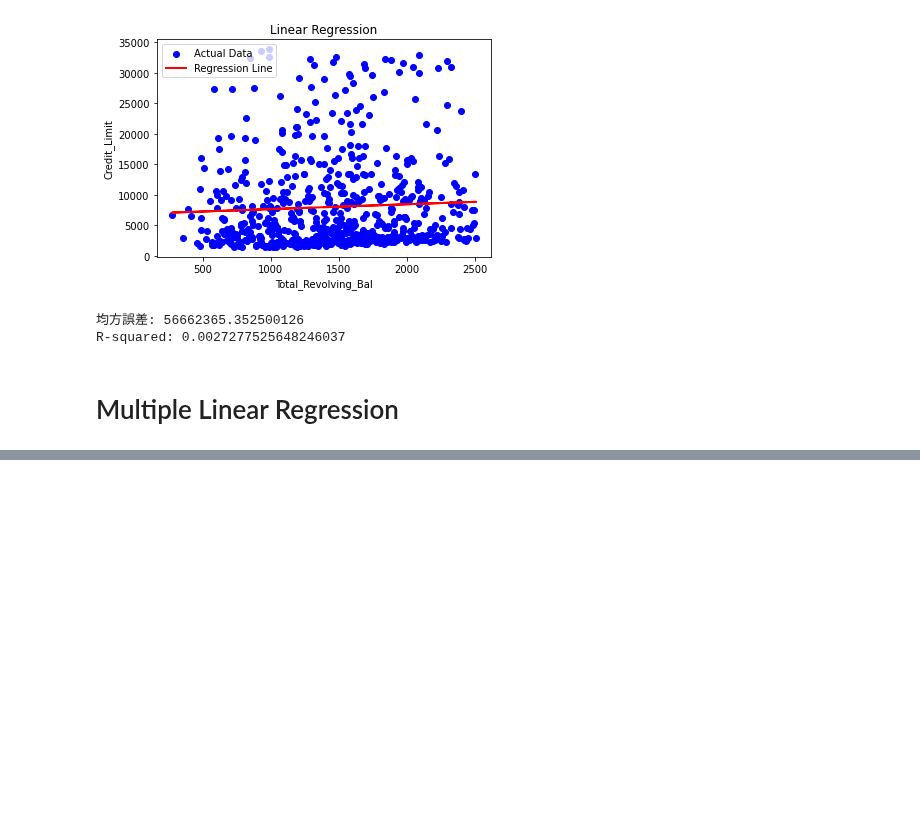
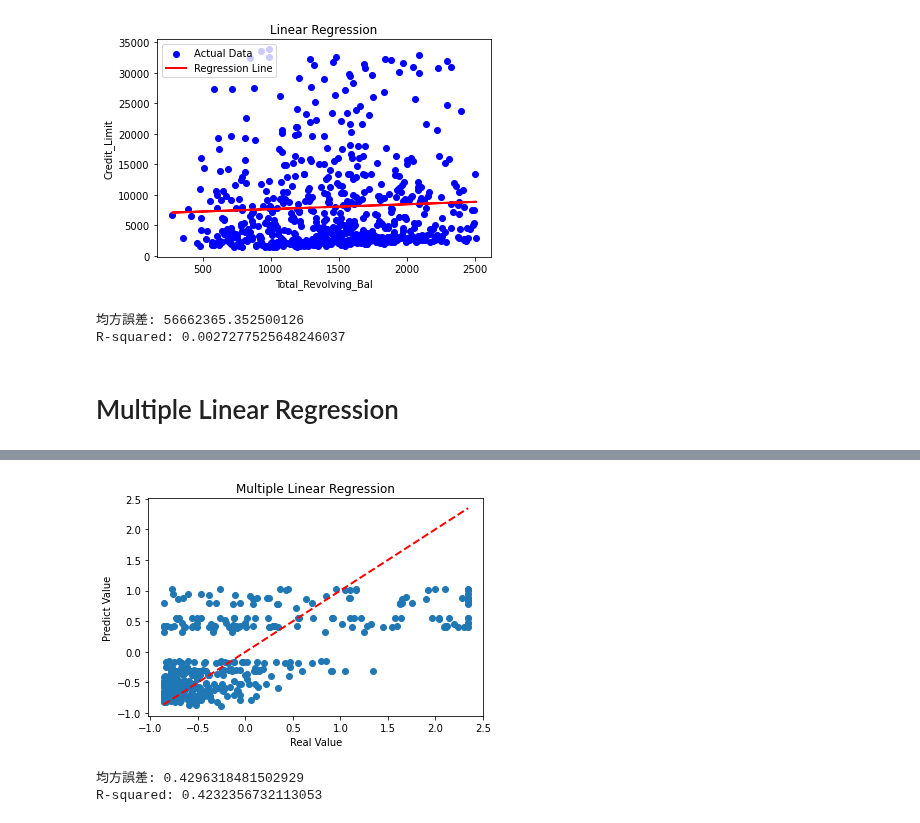
Before and after one commit to whats2000/coding-stuff-I-make-from-learning, a Jupyter notebook: Pythons/statistic/Bank/Bank.ipynb, the cells around one changed output, grey strips where cells are left out. Cells and saved outputs as stored; diff of their text form; code cells hidden in the pictures; blank space fills up the shorter version.

```diff
--- a/Pythons/statistic/Bank/Bank.ipynb
+++ b/Pythons/statistic/Bank/Bank.ipynb
@@ -254,0 +273,39 @@ pd.DataFrame({'feature': X.columns, 'coefficient': abs(model.coef_)}).sort_value
+# %%
+from scipy import stats
+
+# 計算 Z 分數
+z_scores = stats.zscore(X)
+
+# 利用閾值 2 選擇要保留的觀測值
+filtered_indices = (z_scores <= 2.5).all(axis=1)
+
+# 選擇符合閾值的觀測值
+X_filtered = X[filtered_indices]
+y_filtered = y[filtered_indices]
+# %%
+model = LinearRegression()
+
+# 擬合資料
+model.fit(X_filtered, y_filtered)
+
+y_pred = model.predict(X_filtered)
+
+# 視覺化結果
+plt.scatter(y_filtered, y_pred)
+plt.plot([y.min(), y.max()], [y.min(), y.max()], 'r--', lw=2)
+plt.xlabel('Real Value')
+plt.ylabel('Predict Value')
+plt.title('Multiple Linear Regression')
+plt.show()
+
+# 計算均方誤差
+mse = mean_squared_error(y_filtered, y_pred)
+print("均方誤差:", mse)
+
+# 計算 R 平方值
+r2 = model.score(X_filtered, y_filtered)
+print("R-squared:", r2)
+# %% [output]
+[figure, added]
+均方誤差: 0.4296318481502929
+R-squared: 0.4232356732113053
```
Also changed, not shown: parts of 7 cells of this notebook.
